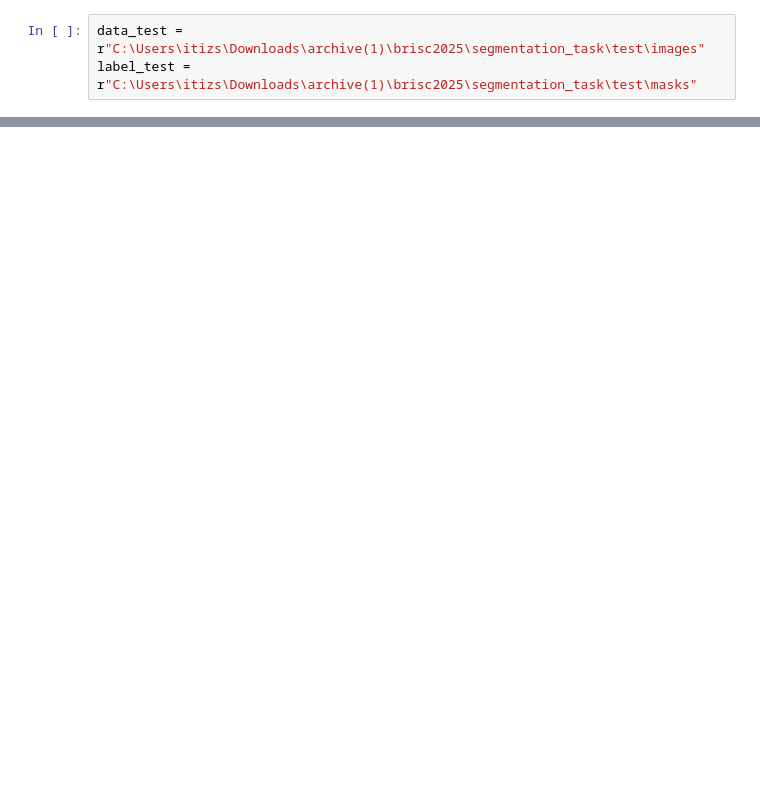
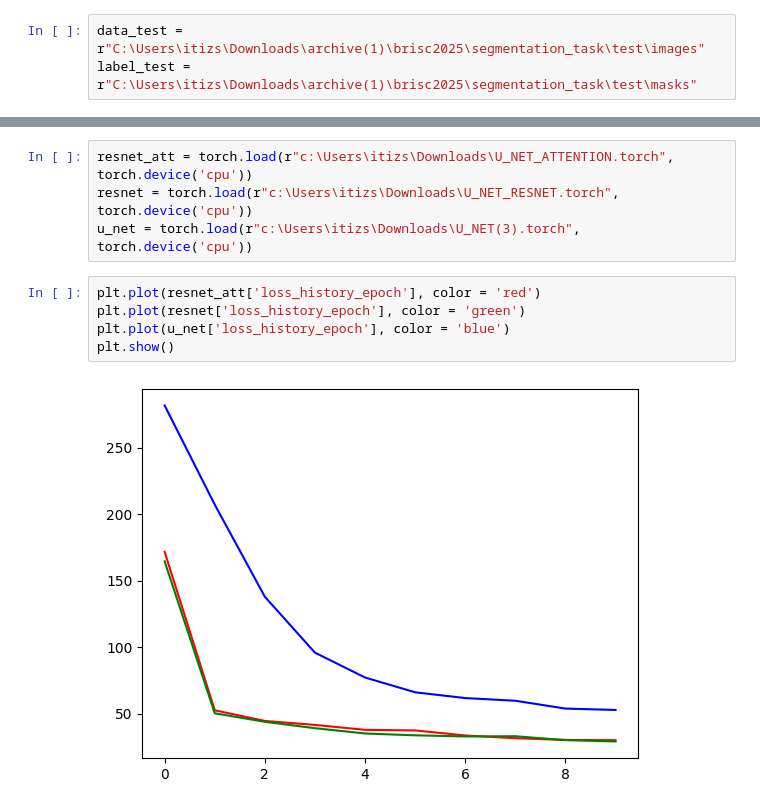
Before and after one commit to sunny9n9/Torch_Projects, a Jupyter notebook: check.ipynb, the cells around one changed output, grey strips where cells are left out. Saved outputs shown, nothing was run; the diff lists cells and outputs as text; blank space fills up the shorter version.

```diff
--- a/check.ipynb
+++ b/check.ipynb
@@ -88,0 +89,11 @@ pred :: -9.965408325195312 16.111679077148438
+# %%
+resnet_att = torch.load(r"c:\Users\itizs\Downloads\U_NET_ATTENTION.torch", torch.device('cpu'))
+resnet = torch.load(r"c:\Users\itizs\Downloads\U_NET_RESNET.torch", torch.device('cpu'))
+u_net = torch.load(r"c:\Users\itizs\Downloads\U_NET(3).torch", torch.device('cpu'))
+# %%
+plt.plot(resnet_att['loss_history_epoch'], color = 'red')
+plt.plot(resnet['loss_history_epoch'], color = 'green')
+plt.plot(u_net['loss_history_epoch'], color = 'blue')
+plt.show()
+# %% [output]
+[figure, added]
```
Also changed, not shown: parts of 3 cells of this notebook, 3 other files.
